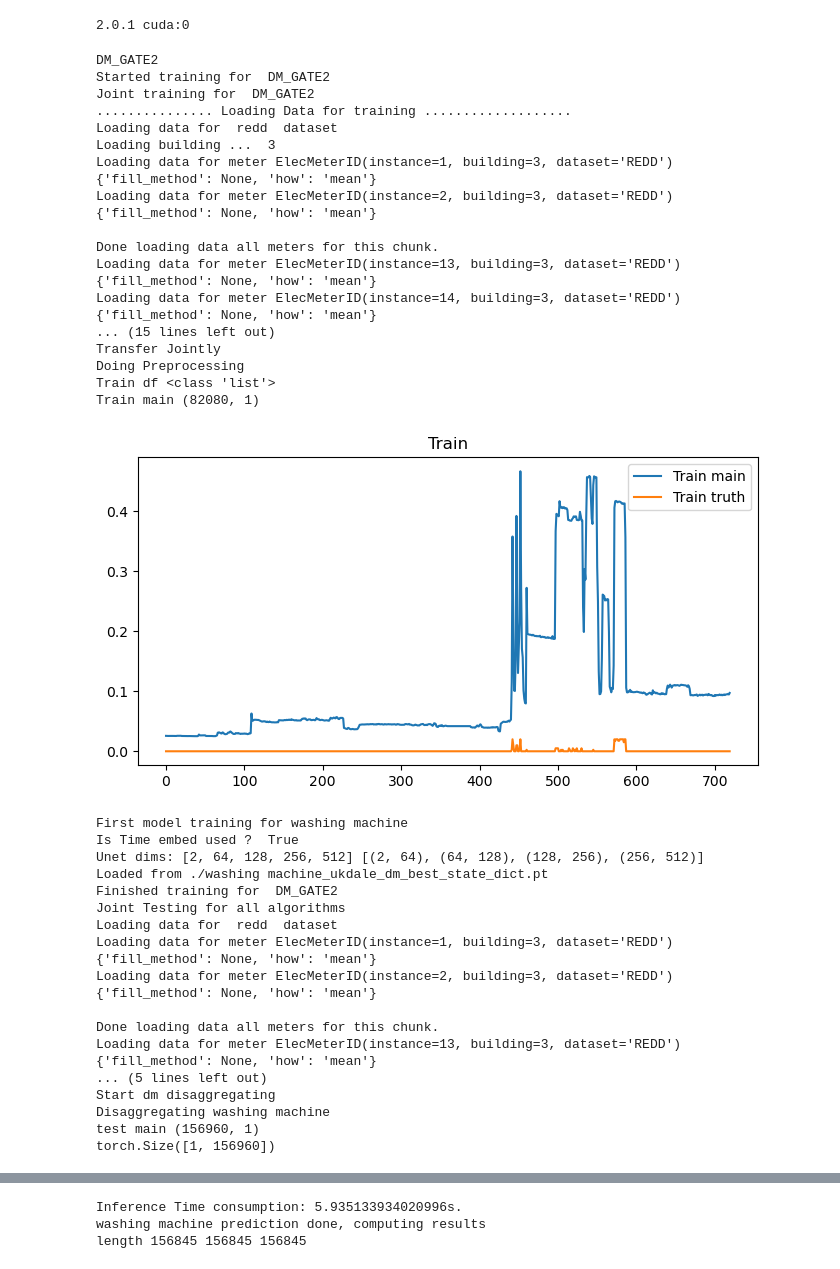
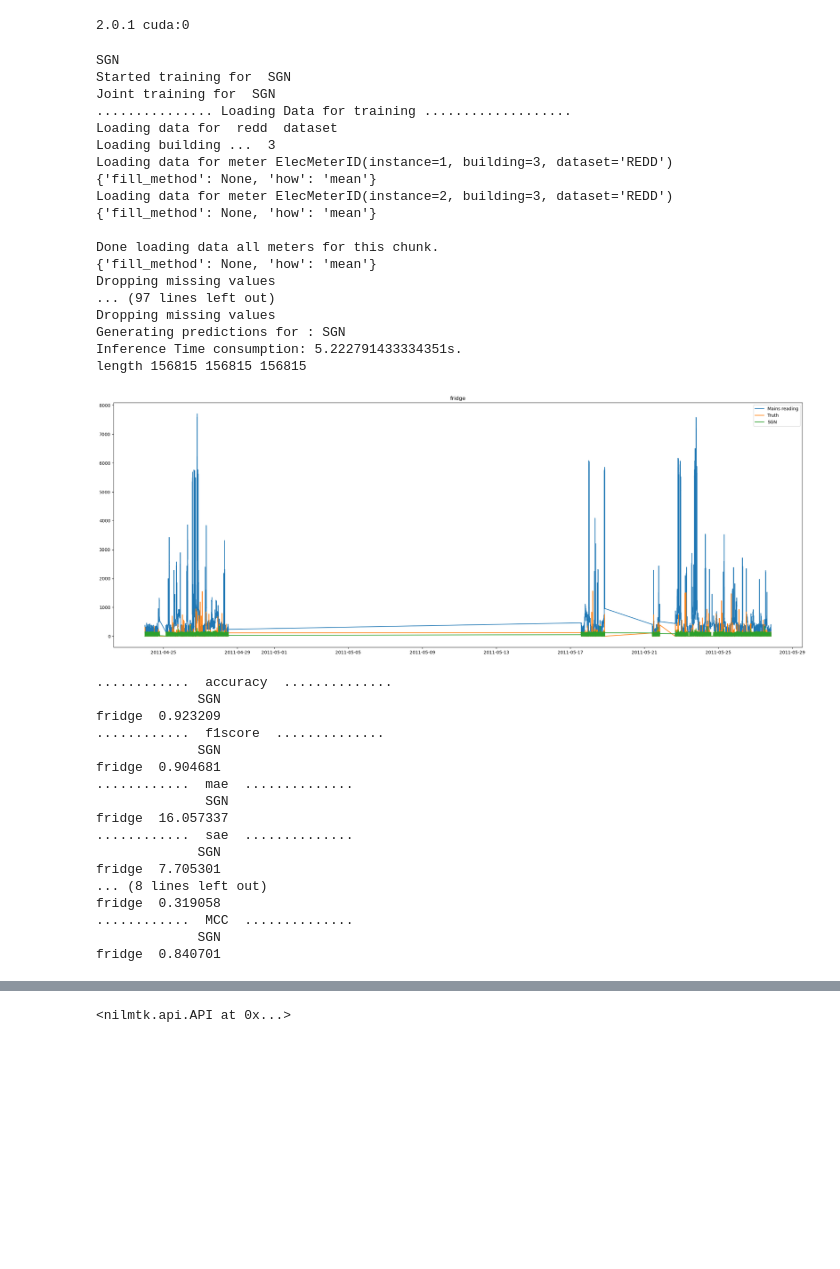
Before and after one commit to ZhangBohan233/NeuralNILM_Pytorch, a Jupyter notebook: dm_ft_sgn.ipynb, the cells around one changed output, grey strips where cells are left out. Cells and saved outputs as stored; diff of their text form; code cells hidden in the pictures; blank space fills up the shorter version.

```diff
--- a/dm_ft_sgn.ipynb
+++ b/dm_ft_sgn.ipynb
@@ -34,7 +34,8 @@ print(torch.__version__, device)
 # %%
 DATASET_NAME = 'redd'
 HOUSE = 3
-TUNE = False
+TUNE = True
+MODEL_NOTE = f"ft_{HOUSE}"
 
 if HOUSE == 1:
     TRAIN = {
@@ -90,11 +91,11 @@ e = {
         'appliance': ['active'],
     },
     'sample_rate': 6,
-    'appliances': ['washing machine'],
-    # 'appliances': ['dish washer'],
+    # 'appliances': ['washing machine'],
+    'appliances': ['fridge'],
     # Universally no pre-training
     'pre_trained': False,
-    "app_meta": utils.APP_META[DATASET_NAME],
+    "app_meta": utils.GENERAL_APP_META,
     # Specify algorithm hyper-parameters
     # 'gater':
     #     # "GaterSGN": GaterSGN(
@@ -108,8 +109,15 @@ e = {
         #     'test_only': True, 'fine_tune': TUNE, 'src_rate': 0.0, 'lr': 5e-6, "sampler": "ddim", "patience": 3,
         #     'freeze': True,
         #     "app_meta": utils.APP_META[DATASET_NAME], 'filter_train': False, 'note': DATASET_NAME, 'load_from': 'ukdale'})
-        #  },
 
+        "SGN": SGN(
+            {'n_epochs': 20, 'batch_size': 256,
+             'sequence_length': 200, 'appliance_length': 32,
+             'test_only': True, 'gate_only': False, 'fine_tune': TUNE,
+             'note': MODEL_NOTE, 'load_from': 'ukdale',
+             'patience': 3}
+        )
+    },
     # Specify train and test data
     'train': {
         'datasets': {
@@ -134,58 +142,58 @@ e = {
     },
     'transfer': {
         'datasets': {
             'redd': {
                 'path': 'mnt/redd.h5',
                 'buildings': TRAIN
             },
         },
     },
     'test': {
         'datasets': {
             'redd': {
                 'path': 'mnt/redd.h5',
                 'buildings': TEST
             },
         },
         # Specify evaluation metrics
         'metrics': ['accuracy', 'f1score', 'mae', 'sae', 'precision', 'recall', 'nep', 'MCC']
     }
 }
 
 API(e)
 # %% [output]
-DM_GATE2
-Started training for  DM_GATE2
-Joint training for  DM_GATE2
+SGN
+Started training for  SGN
+Joint training for  SGN
 ............... Loading Data for training ...................
 Loading data for  redd  dataset
 Loading building ...  3
 Loading data for meter ElecMeterID(instance=1, building=3, dataset='REDD')     {'fill_method': None, 'how': 'mean'}
 Loading data for meter ElecMeterID(instance=2, building=3, dataset='REDD')     {'fill_method': None, 'how': 'mean'}
 
 Done loading data all meters for this chunk.
-Loading data for meter ElecMeterID(instance=13, building=3, dataset='REDD')     {'fill_method': None, 'how': 'mean'}
-Loading data for meter ElecMeterID(instance=14, building=3, dataset='REDD')     {'fill_method': None, 'how': 'mean'}
-... (15 lines left out)
-Transfer Jointly
-Doing Preprocessing
-Train df <class 'list'>
-Train main (82080, 1)
+{'fill_method': None, 'how': 'mean'}
+Dropping missing values
+... (97 lines left out)
+Dropping missing values
+Generating predictions for : SGN
+Inference Time consumption: 5.222791433334351s.
+length 156815 156815 156815
-[figure, old version]
+[figure, new version]
-First model training for washing machine
-Is Time embed used ?  True
-Unet dims: [2, 64, 128, 256, 512] [(2, 64), (64, 128), (128, 256), (256, 512)]
-Loaded from ./washing machine_ukdale_dm_best_state_dict.pt
-Finished training for  DM_GATE2
-Joint Testing for all algorithms
-Loading data for  redd  dataset
-Loading data for meter ElecMeterID(instance=1, building=3, dataset='REDD')     {'fill_method': None, 'how': 'mean'}
-Loading data for meter ElecMeterID(instance=2, building=3, dataset='REDD')     {'fill_method': None, 'how': 'mean'}
-
-Done loading data all meters for this chunk.
-Loading data for meter ElecMeterID(instance=13, building=3, dataset='REDD')     {'fill_method': None, 'how': 'mean'}
-... (5 lines left out)
-Start dm disaggregating
-Disaggregating washing machine
-test main (156960, 1)
-torch.Size([1, 156960])
+............  accuracy  ..............
+             SGN
+fridge  0.923209
+............  f1score  ..............
+             SGN
+fridge  0.904681
+............  mae  ..............
+              SGN
+fridge  16.057337
+............  sae  ..............
+             SGN
+fridge  7.705301
+... (8 lines left out)
+fridge  0.319058
+............  MCC  ..............
+             SGN
+fridge  0.840701
@@ -193,3 +200 @@ torch.Size([1, 156960])
-Inference Time consumption: 5.935133934020996s.
-washing machine prediction done, computing results
-length 156845 156845 156845
+<nilmtk.api.API at 0x...>
```
Also changed, not shown: parts of 1 cell of this notebook, 16 other files.
